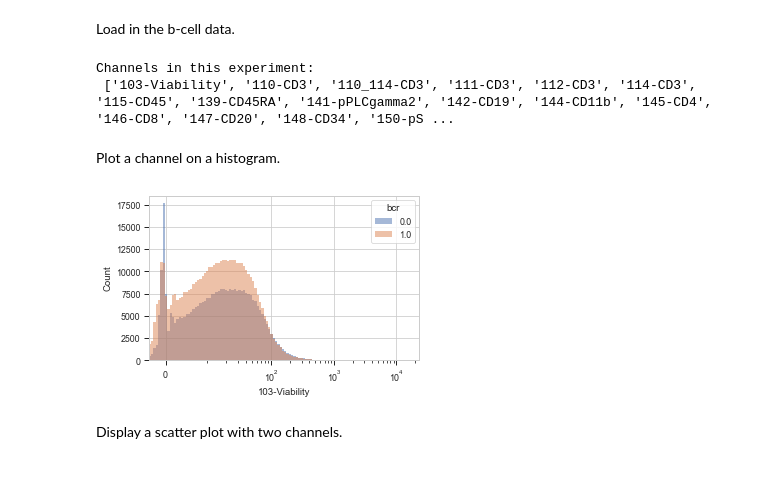
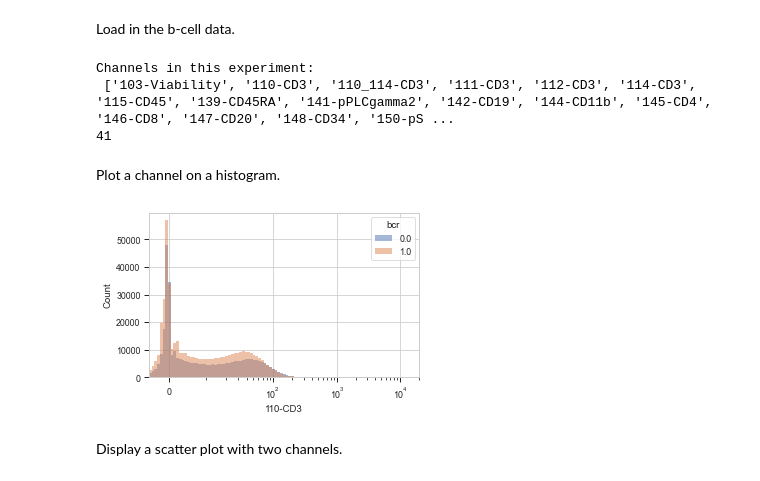
Before and after one commit to a-musipatla/predicting-patient-level-phenotypes-from-single-cell-data, a Jupyter notebook: scripts/b-cell-eda.ipynb, the cells around one changed output. Drawn from its saved outputs; the diff is of its cells as text; code cells hidden in the pictures.

```diff
--- a/scripts/b-cell-eda.ipynb
+++ b/scripts/b-cell-eda.ipynb
@@ -35,20 +35,22 @@ import_op = flow.ImportOp(conditions = {'bcr' : 'float'},
 
 ex = import_op.apply()
 print("Channels in this experiment: \n", ex.channels)
+print(len(ex.channels))
 # %% [output]
 Channels in this experiment:
  ['103-Viability', '110-CD3', '110_114-CD3', '111-CD3', '112-CD3', '114-CD3', '115-CD45', '139-CD45RA', '141-pPLCgamma2', '142-CD19', '144-CD11b', '145-CD4', '146-CD8', '147-CD20', '148-CD34', '150-pS ...
+41
 # %% [markdown]
 Plot a channel on a histogram.
 # %%
-channel = '103-Viability'
+channel = '110-CD3'
 
 hist = flow.HistogramView(channel = channel,
                           scale = 'logicle',
                           huefacet = 'bcr')
 hist.plot(ex)
 # %% [output]
-[figure, old version]
+[figure, new version]
 # %% [markdown]
 Display a scatter plot with two channels.
 # %%
```
Also changed, not shown: 5 other files.
